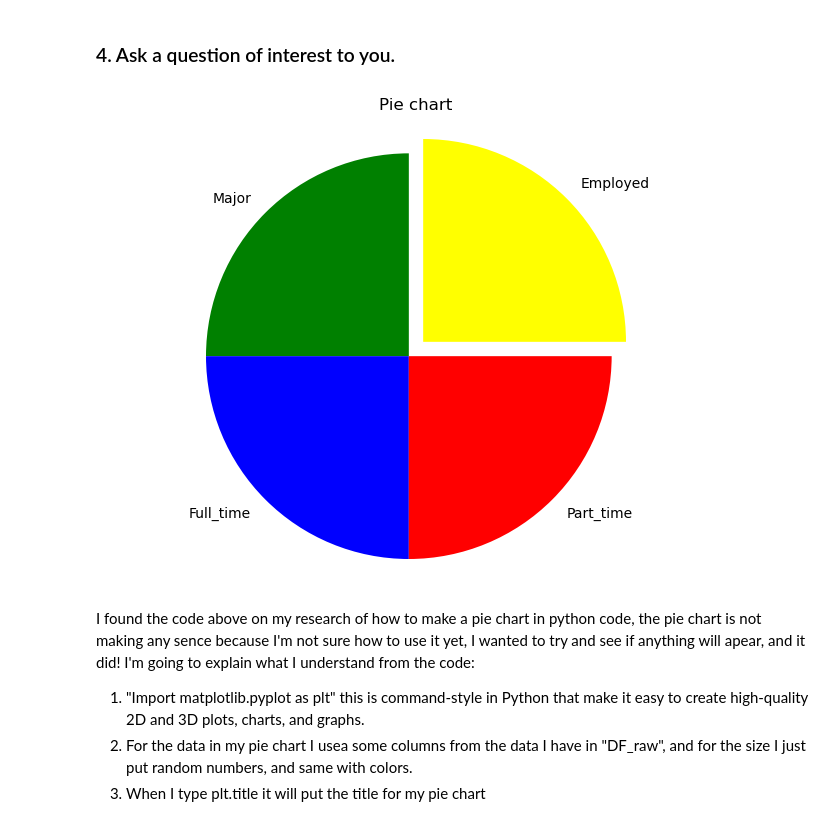
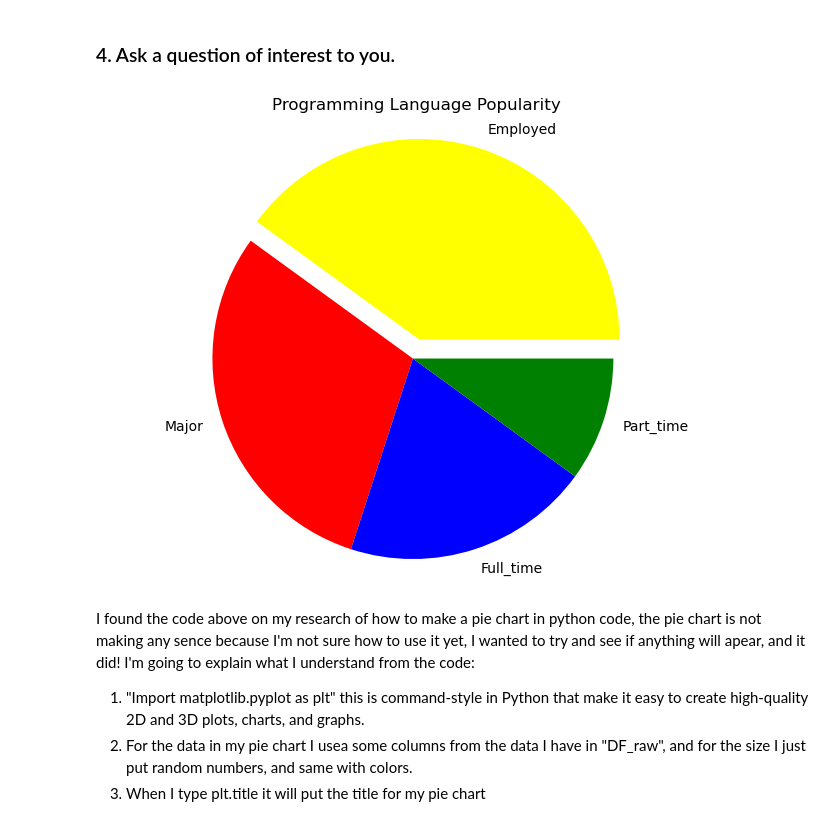
Before and after one commit to Jary75/Day7, a Jupyter notebook: Day7-HW.ipynb, the cells around one changed output. Drawn from its saved outputs; the diff is of its cells as text; code cells hidden in the pictures.

```diff
--- a/Day7-HW.ipynb
+++ b/Day7-HW.ipynb
@@ -648,19 +648,20 @@ The dot that caught my attention is the one all alone on the right of '100k' bec
 # %%
 import matplotlib.pyplot as plt
 
 # Data for the pie chart
 labels = ['Employed', 'Major', 'Full_time', 'Part_time']
-sizes = [10, 10, 10, 10]
-colors = ['yellow', 'green', 'blue', 'red']  # Colors for each segment
+sizes = [40, 30, 20, 10]  # Corresponding sizes for each label
+colors = ['yellow', 'red', 'blue', 'green']  # Colors for each segment
+explode = (0.1, 0, 0, 0)  # "explode" the first slice (Python)
 
 # Create the pie chart
-plt.figure(figsize=(8,6))
+plt.figure(figsize=(8, 6))
 plt.pie(sizes, explode=explode, labels=labels, colors=colors)
-plt.axis('equal')  # 'Equal' ensures that pie chart is a circle.
-plt.title('Pie chart')
+plt.axis('equal')  # Equal aspect ratio ensures that pie chart is a circle.
+plt.title('Programming Language Popularity')
 plt.show()
 # %% [output]
-[figure, old version]
+[figure, new version]
 # %% [markdown]
 I found the code above on my research of how to make a pie chart in python code, the pie chart is not making any sence because I'm not sure how to use it yet, I wanted to try and see if anything will apear, and it did!
 I'm going to explain what I understand from the code:
```
